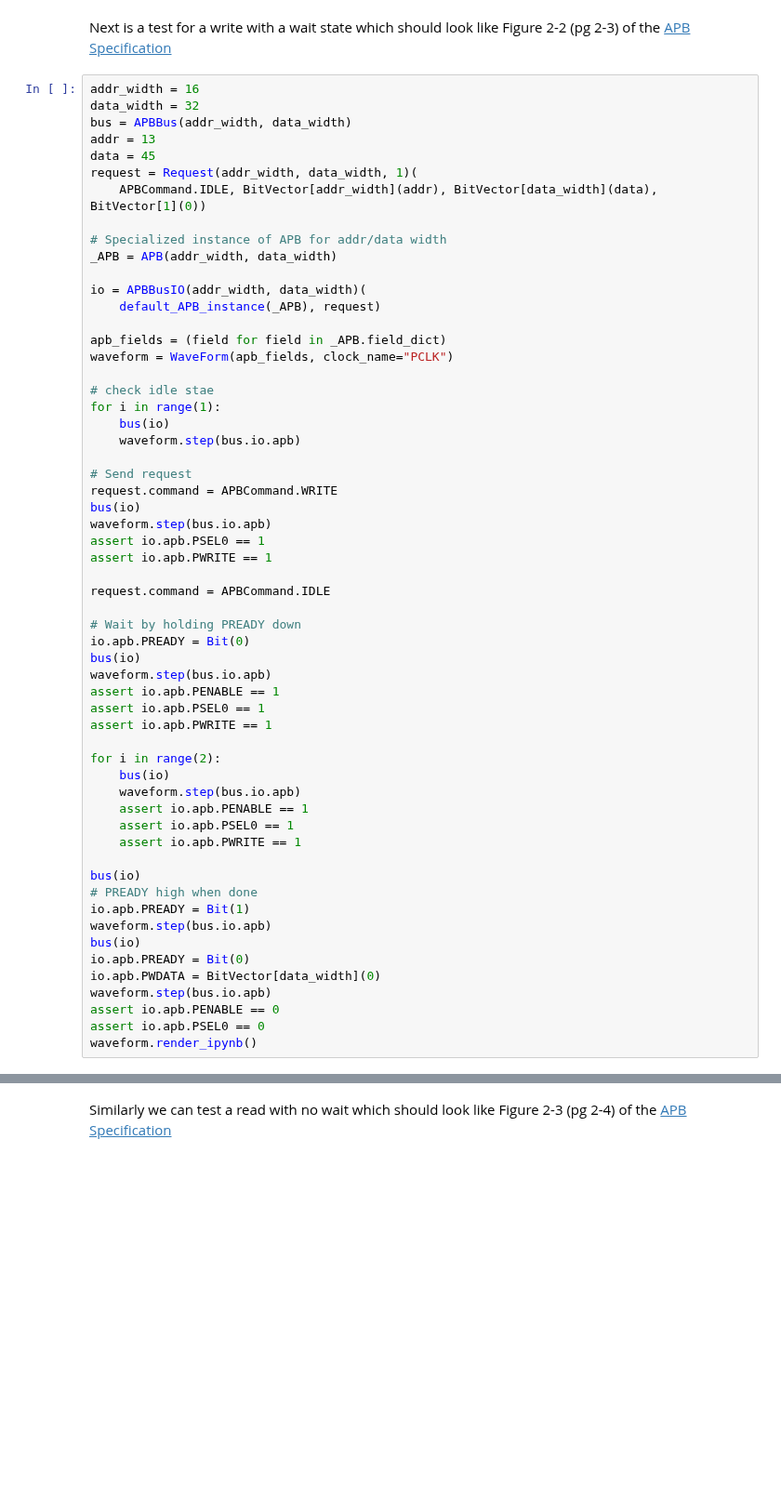
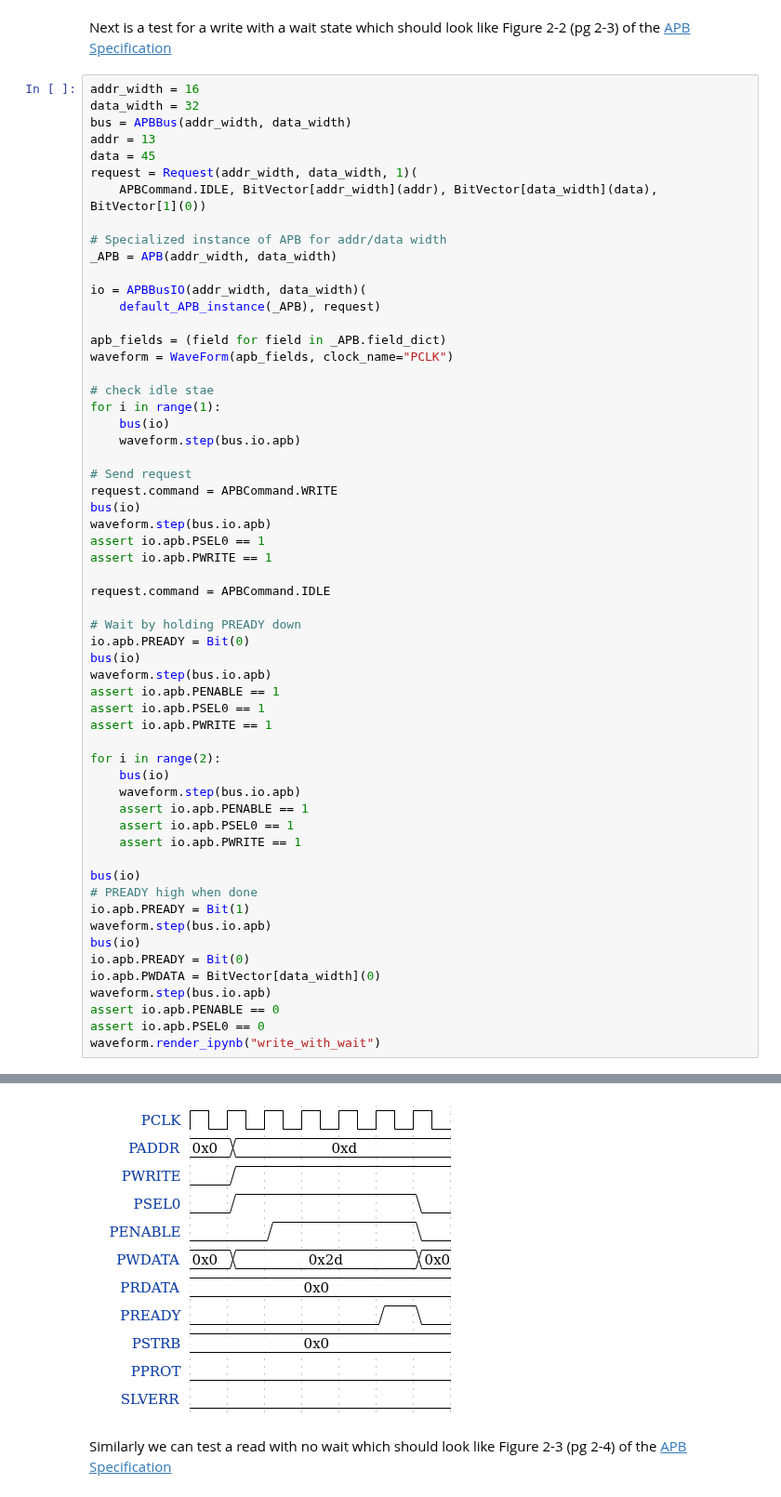
Before and after one commit to leonardt/magma_register_file_tutorial, a Jupyter notebook: 2-Defining an APB Model in Python.ipynb, the cells around one changed output, grey strips where cells are left out. Shown at 93% size. Cells and saved outputs as stored; diff of their text form; blank space fills up the shorter version.

```diff
--- a/2-Defining an APB Model in Python.ipynb
+++ b/2-Defining an APB Model in Python.ipynb
@@ -592,5 +592,5 @@ io.apb.PWDATA = BitVector[data_width](0)
 waveform.step(bus.io.apb)
 assert io.apb.PENABLE == 0
 assert io.apb.PSEL0 == 0
-waveform.render_ipynb()
+waveform.render_ipynb("write_with_wait")
 # %% [output]
@@ -598,3 +597,4 @@ waveform.render_ipynb()
+[figure, added]
 # %% [markdown]
 Similarly we can test a read with no wait which should look like
 Figure 2-3 (pg 2-4) of the [APB
```
Also changed, not shown: parts of 5 cells of this notebook, 7 other files.
